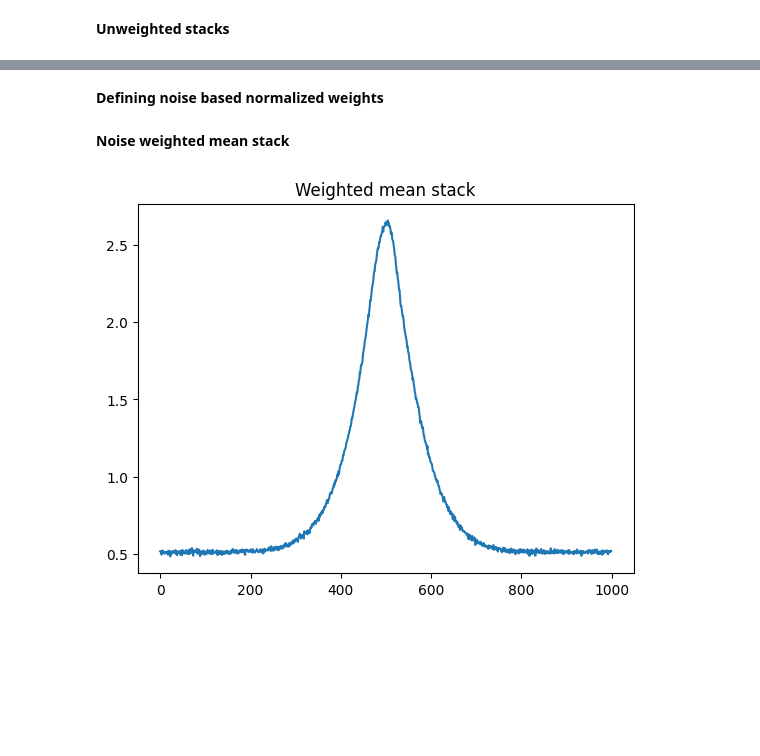
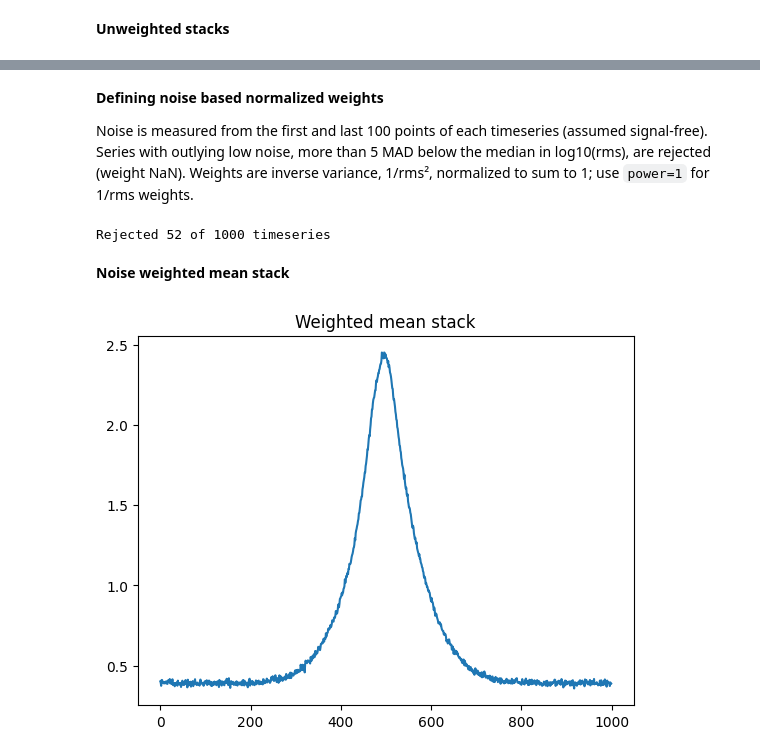
Before and after one commit to sambitrc/Python_snippets, a Jupyter notebook: Stacking_timeseries.ipynb, the cells around one changed output, grey strips where cells are left out. Drawn from its saved outputs; the diff is of its cells as text; code cells hidden in the pictures; blank space fills up the shorter version.

```diff
--- a/Stacking_timeseries.ipynb
+++ b/Stacking_timeseries.ipynb
@@ -22,7 +23,7 @@ tms=np.zeros((1000,1000))
 for i in range(1000):
     cno=random.randrange(0,50)
     nno=0-(50-cno)
-    tms[i,cno:nno]=0.1*random.randrange(0,50)*scipy.signal.windows.gaussian(950,random.randrange(100))
+    tms[i,cno:nno]=0.1*random.randrange(0,50)*scipy.signal.windows.gaussian(950,random.randrange(1,100))
     tms[i,:]+=0.05*random.randrange(0,100)*np.random.rand(1000)
 # %% [markdown]
 **Checking 10 random timeseries**
@@ -71,46 +66,22 @@ plt.show()
 # %% [markdown]
 **Defining noise based normalized weights**
+
+Noise is measured from the first and last 100 points of each timeseries (assumed signal-free). Series with outlying low noise, more than 5 MAD below the median in log10(rms), are rejected (weight NaN). Weights are inverse variance, 1/rms², normalized to sum to 1; use `power=1` for 1/rms weights.
 # %%
-wts=np.zeros(1000)
-rmss=np.zeros(1000)
+wts, rmss = noise_weights(tms, n_edge=100, mad_threshold=5.0, power=2)
 
-for i in range(1000):
-    rmsspec=np.concatenate((tms[i,:100],tms[i,-101:-1]))
-    rmss[i]=np.nanstd(rmsspec)
-
-# Will ignore outlier spectra assigned very low noise values
-mad=scipy.stats.median_abs_deviation(np.log10(rmss))
-rmss[(mad-np.log10(rmss[:]))>3]=0
-
-for i in range(1000):
-    if rmss[i]==0:
-        wts[i]=np.nan
-        tms[i,:]=np.nan
-    else:
-        wts[i]=1./rmss[i]
-
-wtsum=np.nansum(wts[:])
-wts/=wtsum
+print('Rejected {} of {} timeseries'.format(np.sum(np.isnan(wts)), wts.shape[0]))
+# %% [output]
+Rejected 52 of 1000 timeseries
 # %% [markdown]
 **Noise weighted mean stack**
 # %%
 # Mean stack
-nmeanst=np.zeros((1,1000))
-
-nmska=np.zeros(1000)
-mska=nmska.astype(bool)
-
-for i in range(1000):
-    if math.isnan(wts[i])==True:
-        mska[i]=True
-
-for i in range(1000):
-    tmsm=np.ma.array(tms[:,i],mask=mska)
-    nmeanst[0,i]=np.ma.average(tmsm, weights=wts)
+nmeanst=weighted_mean_stack(tms, wts)
 
 plt.figure()
 plt.title('Weighted mean stack')
-plt.plot(nmeanst[0,:])
+plt.plot(nmeanst)
 plt.show()
 # %% [output]
-[figure, old version]
+[figure, new version]
```
Also changed, not shown: parts of 4 cells of this notebook, 1 other file.
